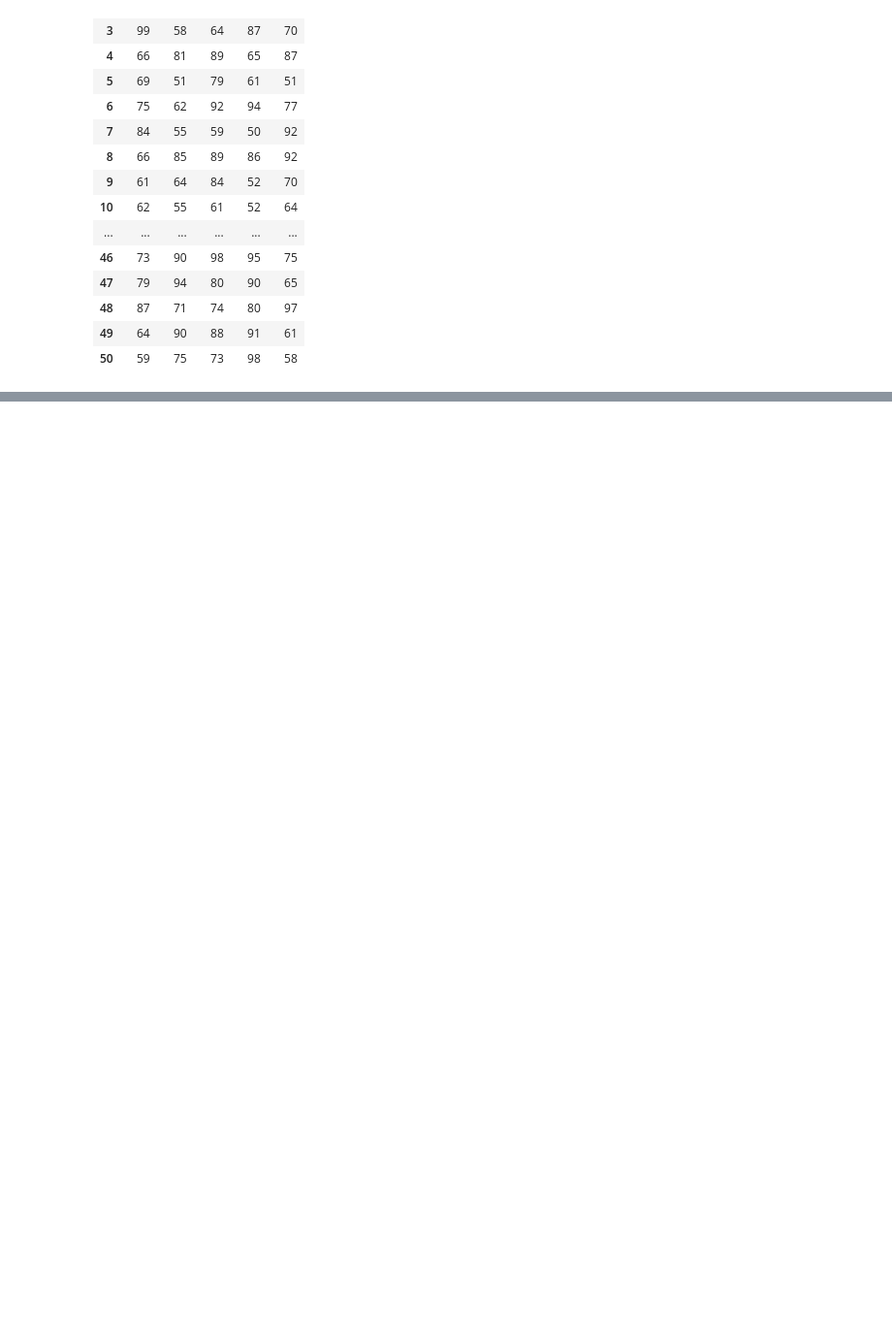
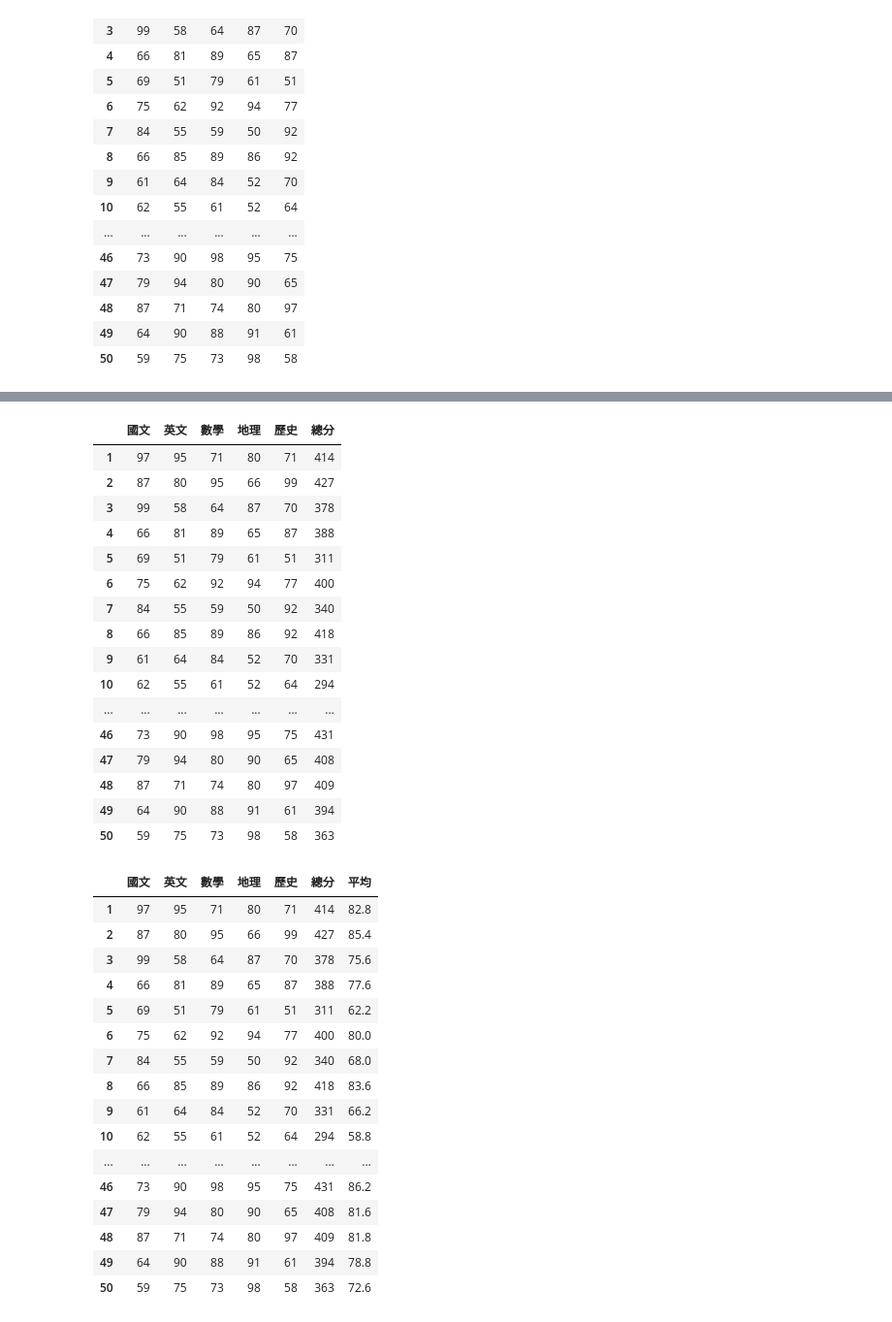
Before and after one commit to lansj0221/2024_2_20_2_4, a Jupyter notebook: lesson15/lesson15_3.ipynb, the cells around one changed output, grey strips where cells are left out. Shown at 97% size. Cells and saved outputs as stored; diff of their text form; code cells hidden in the pictures; blank space fills up the shorter version.

```diff
--- a/lesson15/lesson15_3.ipynb
+++ b/lesson15/lesson15_3.ipynb
@@ -132,3 +132,12 @@ scores_df
 | 48 | 87 | 71 | 74 | 80 | 97 |
 | 49 | 64 | 90 | 88 | 91 | 61 |
 | 50 | 59 | 75 | 73 | 98 | 58 |
+# %%
+total_series = scores_df['國文'] + scores_df['數學'] + scores_df['英文'] + scores_df['地理'] + scores_df['歷史']
+display(total_series)
+display(scores_df)
+scores_df['總分'] = total_series#增加總分
+display(scores_df)
+scores_df['平均'] = total_series / 5.0#增加平均
+display(scores_df)
+# %% [output]
@@ -134,0 +178,34 @@ scores_df
+|  | 國文 | 英文 | 數學 | 地理 | 歷史 | 總分 |
+| 1 | 97 | 95 | 71 | 80 | 71 | 414 |
+| 2 | 87 | 80 | 95 | 66 | 99 | 427 |
+| 3 | 99 | 58 | 64 | 87 | 70 | 378 |
+| 4 | 66 | 81 | 89 | 65 | 87 | 388 |
+| 5 | 69 | 51 | 79 | 61 | 51 | 311 |
+| 6 | 75 | 62 | 92 | 94 | 77 | 400 |
+| 7 | 84 | 55 | 59 | 50 | 92 | 340 |
+| 8 | 66 | 85 | 89 | 86 | 92 | 418 |
+| 9 | 61 | 64 | 84 | 52 | 70 | 331 |
+| 10 | 62 | 55 | 61 | 52 | 64 | 294 |
+| ... | ... | ... | ... | ... | ... | ... |
+| 46 | 73 | 90 | 98 | 95 | 75 | 431 |
+| 47 | 79 | 94 | 80 | 90 | 65 | 408 |
+| 48 | 87 | 71 | 74 | 80 | 97 | 409 |
+| 49 | 64 | 90 | 88 | 91 | 61 | 394 |
+| 50 | 59 | 75 | 73 | 98 | 58 | 363 |
+|  | 國文 | 英文 | 數學 | 地理 | 歷史 | 總分 | 平均 |
+| 1 | 97 | 95 | 71 | 80 | 71 | 414 | 82.8 |
+| 2 | 87 | 80 | 95 | 66 | 99 | 427 | 85.4 |
+| 3 | 99 | 58 | 64 | 87 | 70 | 378 | 75.6 |
+| 4 | 66 | 81 | 89 | 65 | 87 | 388 | 77.6 |
+| 5 | 69 | 51 | 79 | 61 | 51 | 311 | 62.2 |
+| 6 | 75 | 62 | 92 | 94 | 77 | 400 | 80.0 |
+| 7 | 84 | 55 | 59 | 50 | 92 | 340 | 68.0 |
+| 8 | 66 | 85 | 89 | 86 | 92 | 418 | 83.6 |
+| 9 | 61 | 64 | 84 | 52 | 70 | 331 | 66.2 |
+| 10 | 62 | 55 | 61 | 52 | 64 | 294 | 58.8 |
+| ... | ... | ... | ... | ... | ... | ... | ... |
+| 46 | 73 | 90 | 98 | 95 | 75 | 431 | 86.2 |
+| 47 | 79 | 94 | 80 | 90 | 65 | 408 | 81.6 |
+| 48 | 87 | 71 | 74 | 80 | 97 | 409 | 81.8 |
+| 49 | 64 | 90 | 88 | 91 | 61 | 394 | 78.8 |
+| 50 | 59 | 75 | 73 | 98 | 58 | 363 | 72.6 |
```
Also changed, not shown: parts of 1 cell of this notebook.
